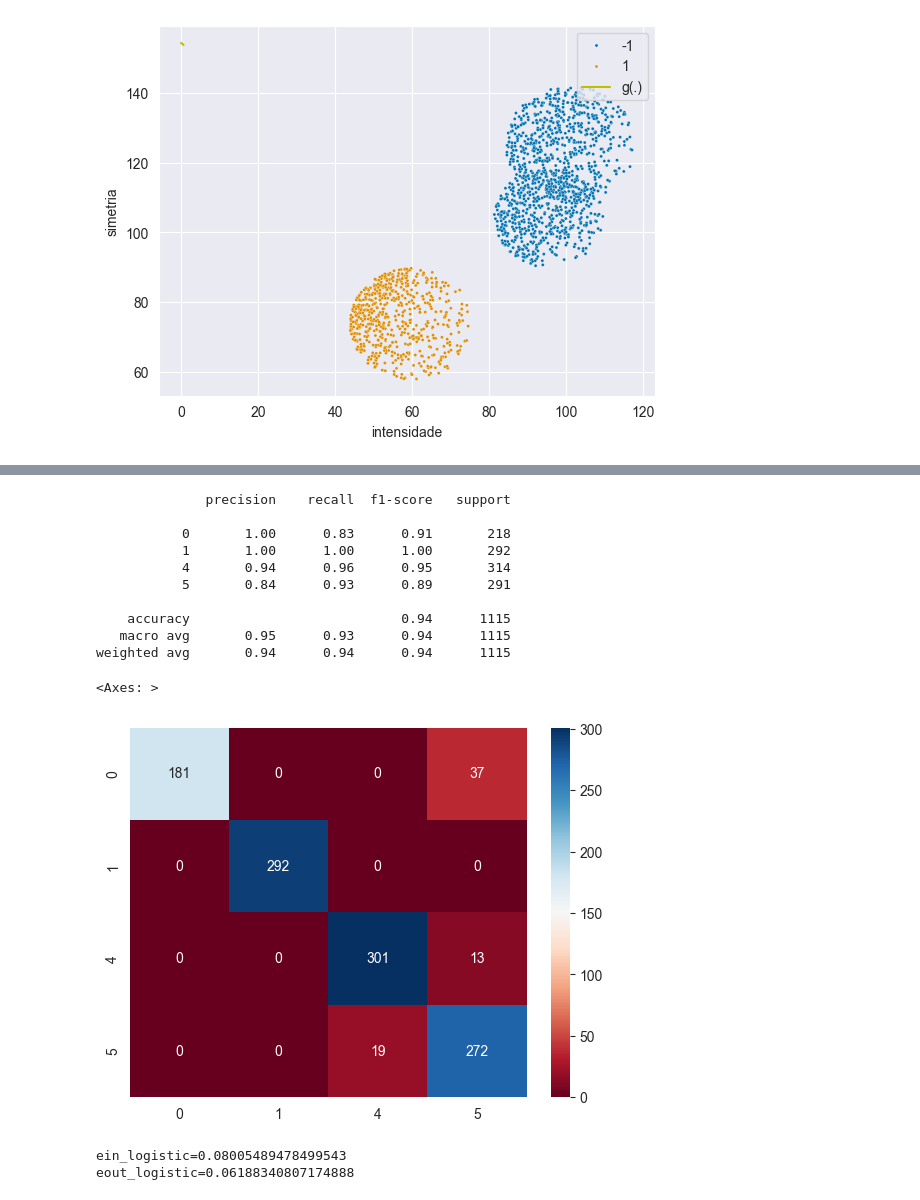
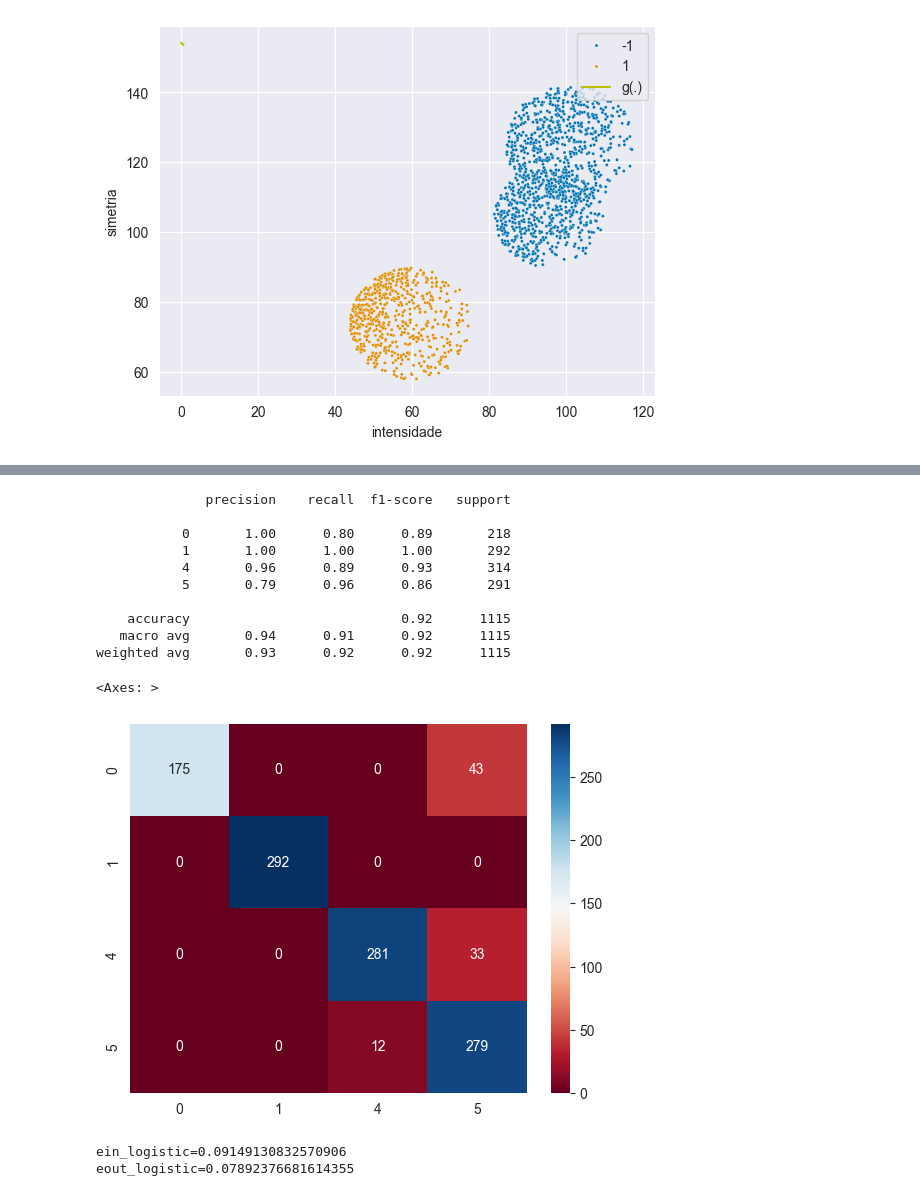
Before and after one commit to raninho/ml-digit-at-ufpb, a Jupyter notebook: notebooks/projeto.ipynb, the cells around one changed output, grey strips where cells are left out. Drawn from its saved outputs; the diff is of its cells as text; code cells hidden in the pictures.

```diff
--- a/notebooks/projeto.ipynb
+++ b/notebooks/projeto.ipynb
@@ -1291,5 +1115,5 @@ plt.show()
 # %%
-digit_classifier_logistic = DigitClassifier(logistic_regression_digit_0, logistic_regression_digit_1, logistic_regression_digit_4, type_model="Logistic")
+digit_classifier_logistic = DigitClassifier(logistic_regression_digit_0, logistic_regression_digit_1, logistic_regression_digit_4, classifier_type="Logistic")
 
 feature_data = np.column_stack((np.ones((len(Reduced_train), 1)), Reduced_train[['normalized_i', 'normalized_s']].values))
 classified_train = [digit_classifier_logistic.classify_digit(imagem) for imagem in feature_data]
@@ -1300,8 +1124,6 @@ print(f"{logistic_classification_report_train}")
 
 # Matriz de confusão
 logistic_conf_matrix_train = confusion_matrix(Reduced_train.label.tolist(), classified_train)
-logistic_conf_matrix_train
-
 sns.heatmap(logistic_conf_matrix_train, annot=True, fmt='d', cmap='RdBu', xticklabels=[0, 1, 4, 5], yticklabels=[0, 1, 4, 5])
 # %% [output]
               precision    recall  f1-score   support
@@ -1319,29 +1141,27 @@ weighted avg       0.93      0.92      0.92      2186
 # %%
 feature_data = np.column_stack((np.ones((len(Reduced_test), 1)), Reduced_test[['normalized_i', 'normalized_s']].values))
 classified_test = [digit_classifier_logistic.classify_digit(imagem) for imagem in feature_data]
 
 # Relatório de eficácia de classificação
 logistic_classification_report_test = classification_report(Reduced_test.label.tolist(), classified_test)
 print(f"{logistic_classification_report_test}")
 
 # Matriz de confusão
 logistic_conf_matrix_test = confusion_matrix(Reduced_test.label.tolist(), classified_test)
-logistic_conf_matrix_test
-
 sns.heatmap(logistic_conf_matrix_test, annot=True, fmt='d', cmap='RdBu', xticklabels=[0, 1, 4, 5], yticklabels=[0, 1, 4, 5])
 # %% [output]
               precision    recall  f1-score   support
 
-           0       1.00      0.83      0.91       218
+           0       1.00      0.80      0.89       218
            1       1.00      1.00      1.00       292
-           4       0.94      0.96      0.95       314
-           5       0.84      0.93      0.89       291
+           4       0.96      0.89      0.93       314
+           5       0.79      0.96      0.86       291
 
-    accuracy                           0.94      1115
-   macro avg       0.95      0.93      0.94      1115
-weighted avg       0.94      0.94      0.94      1115
+    accuracy                           0.92      1115
+   macro avg       0.94      0.91      0.92      1115
+weighted avg       0.93      0.92      0.92      1115
 <Axes: >
-[figure, old version]
+[figure, new version]
 # %%
 predictions_dict = {
     'train': classified_train,
@@ -1354,10 +1174,10 @@ from src.constants import PATH_LOGISTIC_REGRESSION_METRICS_JSON
 with open(PATH_LOGISTIC_REGRESSION_METRICS_JSON, 'w') as json_file:
     json.dump(predictions_dict, json_file)
 # %%
-ein_logistic = compute_error(classified_train, Reduced_train.label.tolist(), label_column="")
-eout_logistic = compute_error(classified_test, Reduced_test.label.tolist(), label_column="")
+ein_logistic = compute_error(classified_train, Reduced_train.label.tolist())
+eout_logistic = compute_error(classified_test, Reduced_test.label.tolist())
 print(f"{ein_logistic=}")
 print(f"{eout_logistic=}")
 # %% [output]
-ein_logistic=0.08005489478499543
-eout_logistic=0.06188340807174888
+ein_logistic=0.09149130832570906
+eout_logistic=0.07892376681614355
```
Also changed, not shown: parts of 43 cells of this notebook, 4 other files.
